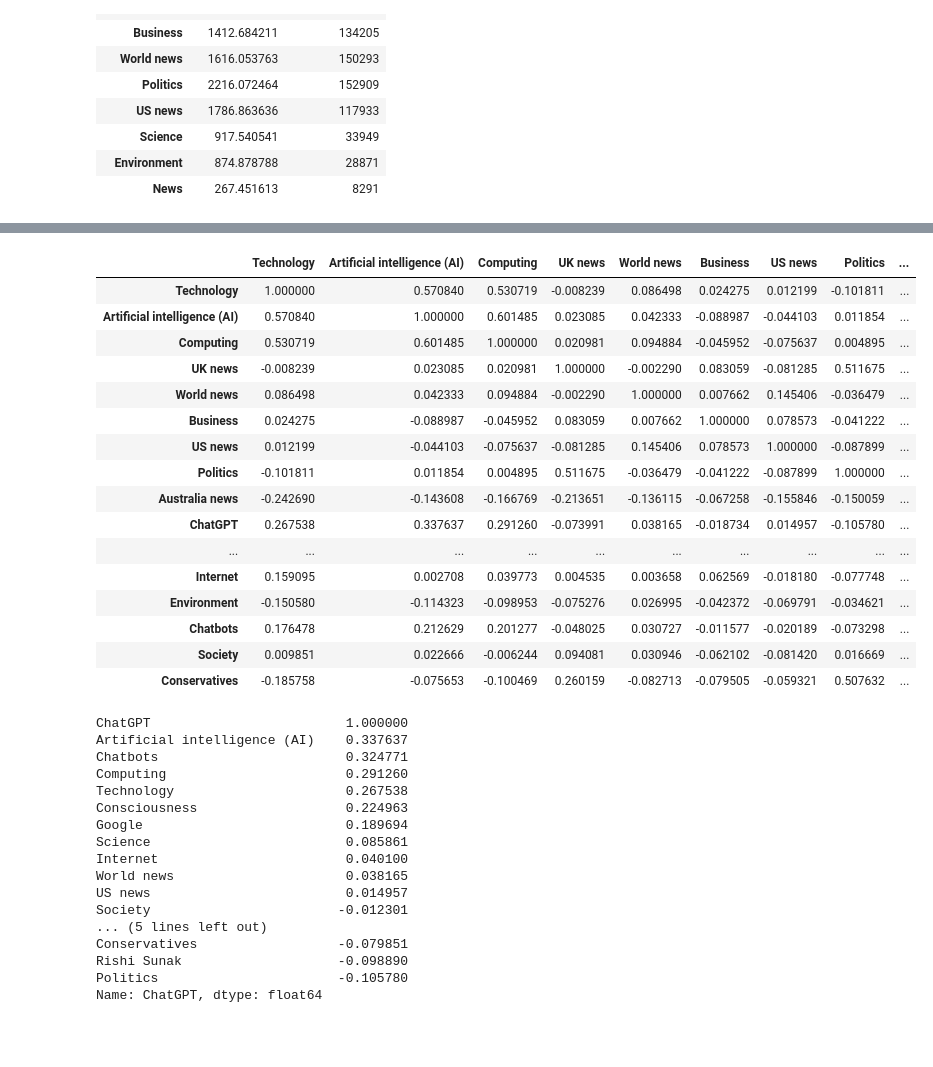
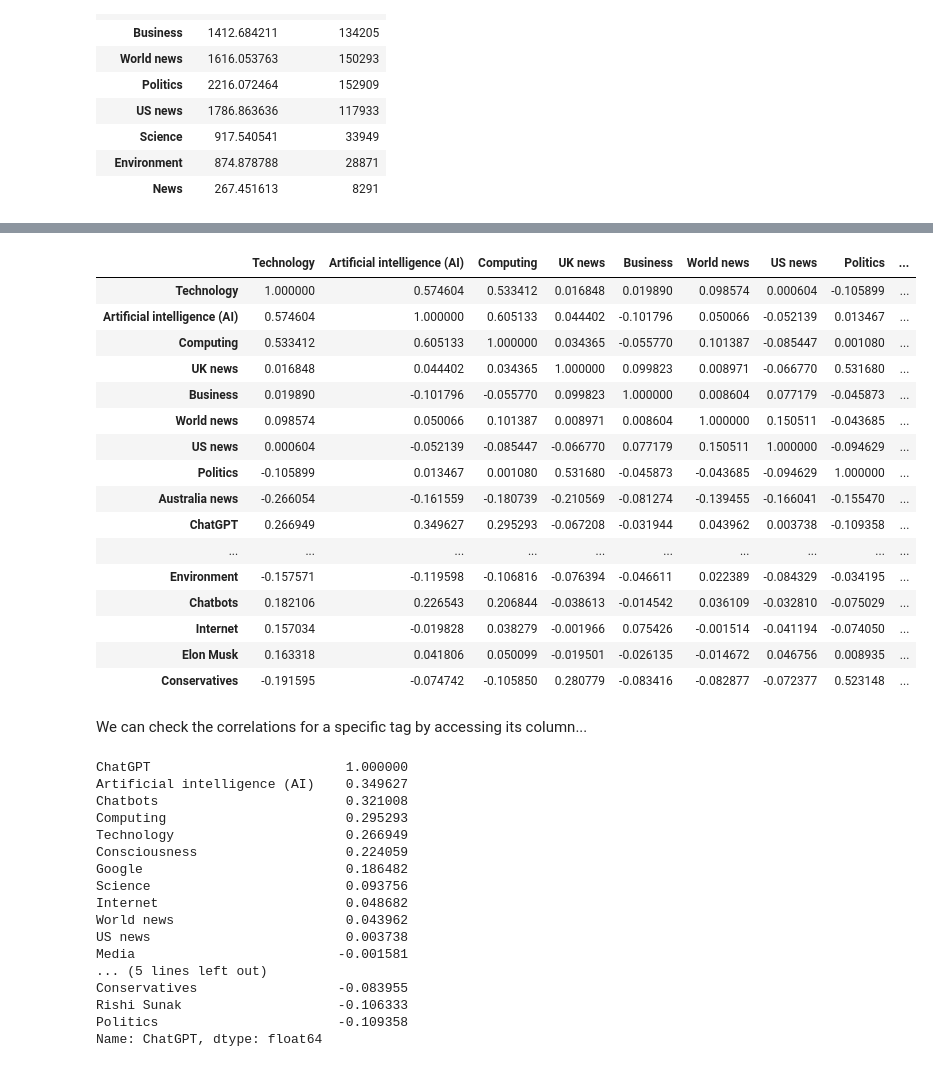
Before and after one commit to Minyall/sc207_2023-24, a Jupyter notebook: 8_9_APIs/9_api_data.ipynb, the cells around one changed output, grey strips where cells are left out. Saved outputs shown, nothing was run; the diff lists cells and outputs as text; code cells hidden in the pictures; blank space fills up the shorter version.

```diff
--- a/8_9_APIs/9_api_data.ipynb
+++ b/8_9_APIs/9_api_data.ipynb
@@ -448,0 +491,3 @@ M
+# %%
+tag_matrix = pd.get_dummies(tag_data['webTitle'])
+tag_matrix
@@ -448,0 +510,4 @@ M
+# %%
+
+tag_matrix = tag_matrix[top_tags].copy()
+tag_matrix.info()
@@ -448,0 +534,3 @@ M
+# %%
+tag_matrix['story_index'] = tag_per_line.index
+tag_matrix.head()
@@ -449,4 +547,4 @@ M
 # %%
-M = M.groupby('story_index').sum()
-M
+tag_matrix = tag_matrix.groupby('story_index').sum()
+tag_matrix
 # %% [output]
@@ -467,41 +573,43 @@ M
 # %%
-correlations = M.corr()
+correlations = tag_matrix.corr()
 correlations
 # %% [output]
-|  | Technology | Artificial intelligence (AI) | Computing | UK news | World news | Business | US news | Politics | ... |
-| Technology | 1.000000 | 0.570840 | 0.530719 | -0.008239 | 0.086498 | 0.024275 | 0.012199 | -0.101811 | ... |
-| Artificial intelligence (AI) | 0.570840 | 1.000000 | 0.601485 | 0.023085 | 0.042333 | -0.088987 | -0.044103 | 0.011854 | ... |
-| Computing | 0.530719 | 0.601485 | 1.000000 | 0.020981 | 0.094884 | -0.045952 | -0.075637 | 0.004895 | ... |
-| UK news | -0.008239 | 0.023085 | 0.020981 | 1.000000 | -0.002290 | 0.083059 | -0.081285 | 0.511675 | ... |
-| World news | 0.086498 | 0.042333 | 0.094884 | -0.002290 | 1.000000 | 0.007662 | 0.145406 | -0.036479 | ... |
-| Business | 0.024275 | -0.088987 | -0.045952 | 0.083059 | 0.007662 | 1.000000 | 0.078573 | -0.041222 | ... |
-| US news | 0.012199 | -0.044103 | -0.075637 | -0.081285 | 0.145406 | 0.078573 | 1.000000 | -0.087899 | ... |
-| Politics | -0.101811 | 0.011854 | 0.004895 | 0.511675 | -0.036479 | -0.041222 | -0.087899 | 1.000000 | ... |
-| Australia news | -0.242690 | -0.143608 | -0.166769 | -0.213651 | -0.136115 | -0.067258 | -0.155846 | -0.150059 | ... |
-| ChatGPT | 0.267538 | 0.337637 | 0.291260 | -0.073991 | 0.038165 | -0.018734 | 0.014957 | -0.105780 | ... |
+|  | Technology | Artificial intelligence (AI) | Computing | UK news | Business | World news | US news | Politics | ... |
+| Technology | 1.000000 | 0.574604 | 0.533412 | 0.016848 | 0.019890 | 0.098574 | 0.000604 | -0.105899 | ... |
+| Artificial intelligence (AI) | 0.574604 | 1.000000 | 0.605133 | 0.044402 | -0.101796 | 0.050066 | -0.052139 | 0.013467 | ... |
+| Computing | 0.533412 | 0.605133 | 1.000000 | 0.034365 | -0.055770 | 0.101387 | -0.085447 | 0.001080 | ... |
+| UK news | 0.016848 | 0.044402 | 0.034365 | 1.000000 | 0.099823 | 0.008971 | -0.066770 | 0.531680 | ... |
+| Business | 0.019890 | -0.101796 | -0.055770 | 0.099823 | 1.000000 | 0.008604 | 0.077179 | -0.045873 | ... |
+| World news | 0.098574 | 0.050066 | 0.101387 | 0.008971 | 0.008604 | 1.000000 | 0.150511 | -0.043685 | ... |
+| US news | 0.000604 | -0.052139 | -0.085447 | -0.066770 | 0.077179 | 0.150511 | 1.000000 | -0.094629 | ... |
+| Politics | -0.105899 | 0.013467 | 0.001080 | 0.531680 | -0.045873 | -0.043685 | -0.094629 | 1.000000 | ... |
+| Australia news | -0.266054 | -0.161559 | -0.180739 | -0.210569 | -0.081274 | -0.139455 | -0.166041 | -0.155470 | ... |
+| ChatGPT | 0.266949 | 0.349627 | 0.295293 | -0.067208 | -0.031944 | 0.043962 | 0.003738 | -0.109358 | ... |
 | ... | ... | ... | ... | ... | ... | ... | ... | ... | ... |
-| Internet | 0.159095 | 0.002708 | 0.039773 | 0.004535 | 0.003658 | 0.062569 | -0.018180 | -0.077748 | ... |
-| Environment | -0.150580 | -0.114323 | -0.098953 | -0.075276 | 0.026995 | -0.042372 | -0.069791 | -0.034621 | ... |
-| Chatbots | 0.176478 | 0.212629 | 0.201277 | -0.048025 | 0.030727 | -0.011577 | -0.020189 | -0.073298 | ... |
-| Society | 0.009851 | 0.022666 | -0.006244 | 0.094081 | 0.030946 | -0.062102 | -0.081420 | 0.016669 | ... |
-| Conservatives | -0.185758 | -0.075653 | -0.100469 | 0.260159 | -0.082713 | -0.079505 | -0.059321 | 0.507632 | ... |
+| Environment | -0.157571 | -0.119598 | -0.106816 | -0.076394 | -0.046611 | 0.022389 | -0.084329 | -0.034195 | ... |
+| Chatbots | 0.182106 | 0.226543 | 0.206844 | -0.038613 | -0.014542 | 0.036109 | -0.032810 | -0.075029 | ... |
+| Internet | 0.157034 | -0.019828 | 0.038279 | -0.001966 | 0.075426 | -0.001514 | -0.041194 | -0.074050 | ... |
+| Elon Musk | 0.163318 | 0.041806 | 0.050099 | -0.019501 | -0.026135 | -0.014672 | 0.046756 | 0.008935 | ... |
+| Conservatives | -0.191595 | -0.074742 | -0.105850 | 0.280779 | -0.083416 | -0.082877 | -0.072377 | 0.523148 | ... |
+# %% [markdown]
+We can check the correlations for a specific tag by accessing its column...
 # %%
-correlations.loc['ChatGPT'].sort_values(ascending=False)
+correlations['ChatGPT'].sort_values(ascending=False)
 # %% [output]
 ChatGPT                         1.000000
-Artificial intelligence (AI)    0.337637
-Chatbots                        0.324771
-Computing                       0.291260
-Technology                      0.267538
-Consciousness                   0.224963
-Google                          0.189694
-Science                         0.085861
-Internet                        0.040100
-World news                      0.038165
-US news                         0.014957
-Society                        -0.012301
+Artificial intelligence (AI)    0.349627
+Chatbots                        0.321008
+Computing                       0.295293
+Technology                      0.266949
+Consciousness                   0.224059
+Google                          0.186482
+Science                         0.093756
+Internet                        0.048682
+World news                      0.043962
+US news                         0.003738
+Media                          -0.001581
 ... (5 lines left out)
-Conservatives                  -0.079851
-Rishi Sunak                    -0.098890
-Politics                       -0.105780
+Conservatives                  -0.083955
+Rishi Sunak                    -0.106333
+Politics                       -0.109358
 Name: ChatGPT, dtype: float64
```
Also changed, not shown: parts of 43 cells of this notebook.
